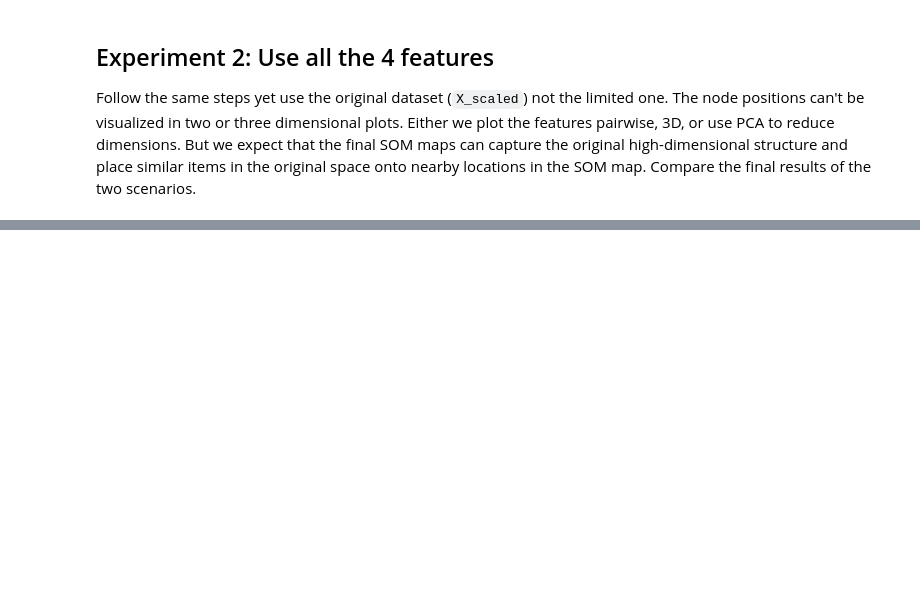
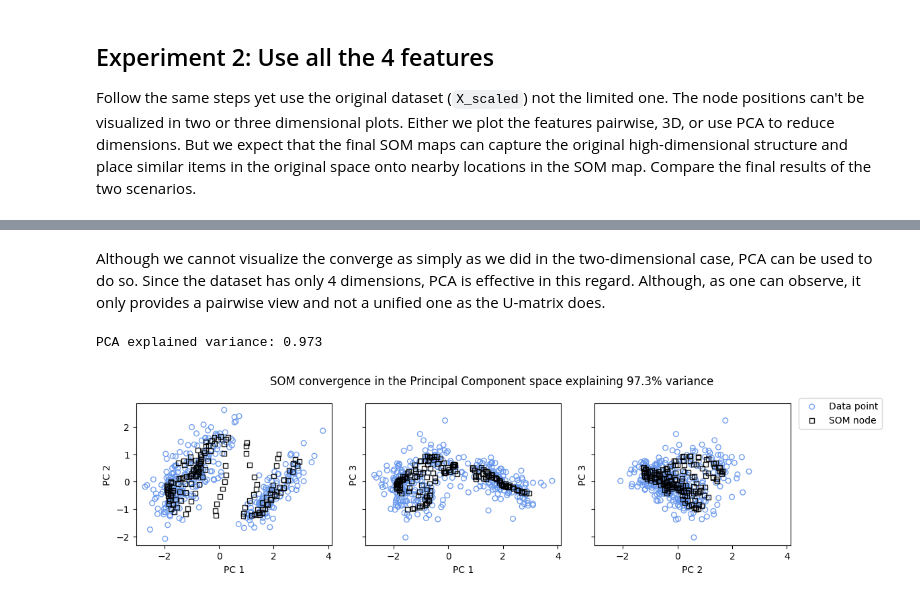
Before and after one commit to Data-Science-Club-ELTE/clustering-visualizing-data-in-two-dimensions, a Jupyter notebook: notebooks/02_som_representation_learning.ipynb, the cells around one changed output, grey strips where cells are left out. Drawn from its saved outputs; the diff is of its cells as text; code cells hidden in the pictures; blank space fills up the shorter version.

```diff
--- a/notebooks/02_som_representation_learning.ipynb
+++ b/notebooks/02_som_representation_learning.ipynb
@@ -258,0 +251,29 @@ Topographic error (VN): 0.298
+# %% [markdown]
+Although we cannot visualize the converge as simply as we did in the two-dimensional case, PCA can be used to do so. Since the dataset has only 4 dimensions, PCA is effective in this regard. Although, as one can observe, it only provides a pairwise view and not a unified one as the U-matrix does.
+# %%
+from _utilities.som_plot import plot_three_variables_pairwise
+from sklearn.decomposition import PCA
+
+pca = PCA(n_components=3)
+pca.fit(X_scaled.values)
+X_scaled_pca = pca.transform(X_scaled.values)
+node_weights_flat_pca = pca.transform(node_weights_flat)
+
+explained_var = np.round(pca.explained_variance_ratio_.sum(), 3)
+print("PCA explained variance:", explained_var)
+
+title = f"SOM convergence in the Principal Component space explaining {explained_var*100}% variance"
+plot_three_variables_pairwise(layers=[
+		{
+			"data": X_scaled_pca,
+			"label": "Data point",
+		},
+		{
+			"data": node_weights_flat_pca,
+			"label": "SOM node",
+			"styles": {"edgecolor": "black", "marker": "s", "s": 25}
+		}
+	], axis_label="PC", figsize=(12, 3), title=title)
+# %% [output]
+PCA explained variance: 0.973
+[figure, added]
```
Also changed, not shown: parts of 10 cells of this notebook.
